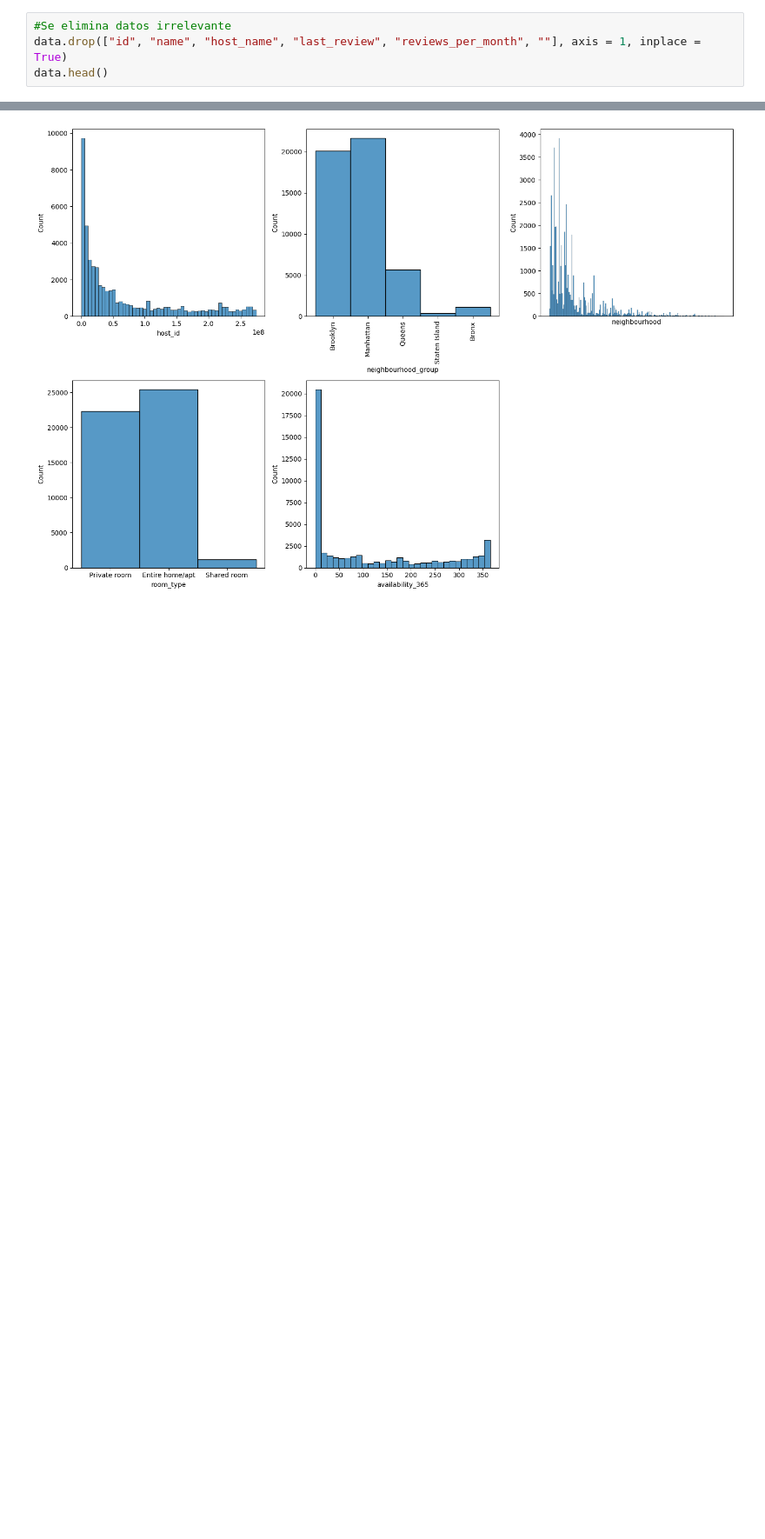
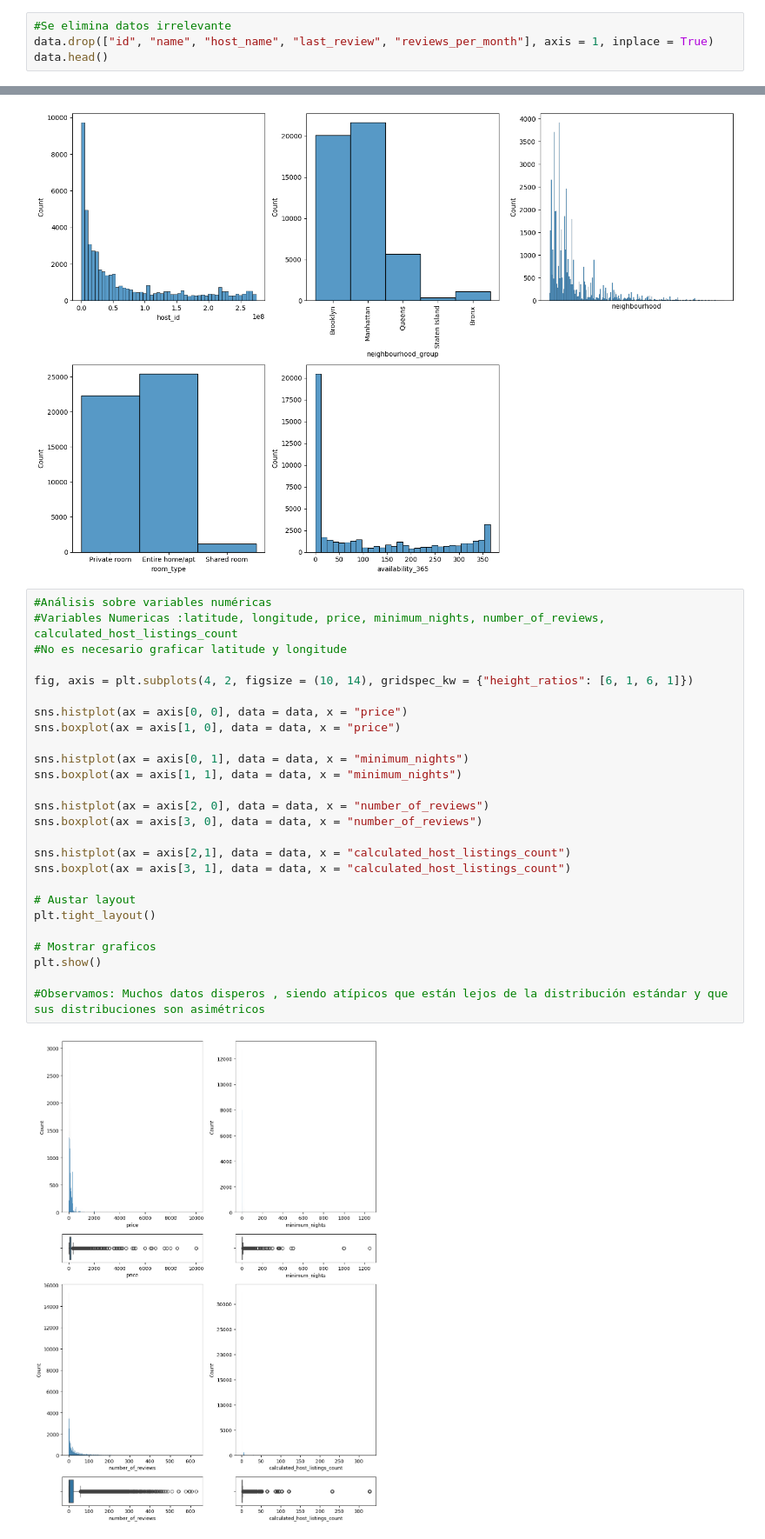
Before and after one commit to Eleiny9/eda, a Jupyter notebook: src/explore.ipynb, the cells around one changed output, grey strips where cells are left out. Shown at 87% size. Drawn from its saved outputs; the diff is of its cells as text; blank space fills up the shorter version.

```diff
--- a/src/explore.ipynb
+++ b/src/explore.ipynb
@@ -71,7 +71,7 @@ Name 989
 Host ID 11438
 # %%
 #Se elimina datos irrelevante
-data.drop(["id", "name", "host_name", "last_review", "reviews_per_month", ""], axis = 1, inplace = True)
+data.drop(["id", "name", "host_name", "last_review", "reviews_per_month"], axis = 1, inplace = True)
 data.head()
 # %% [output]
 |  | host_id | neighbourhood_group | neighbourhood | latitude | longitude | room_type | price | minimum_nights | ... |
@@ -114,3 +114,31 @@ plt.show()
 #availability_365 : Observamos varios registros en 0 . Mientras que existen datos que demuestra que hay varios alquileres disponibles durante el año
 # %% [output]
 [figure]
+# %%
+#Análisis sobre variables numéricas
+#Variables Numericas :latitude, longitude, price, minimum_nights, number_of_reviews, calculated_host_listings_count
+#No es necesario graficar latitude y longitude
+
+fig, axis = plt.subplots(4, 2, figsize = (10, 14), gridspec_kw = {"height_ratios": [6, 1, 6, 1]})
+
+sns.histplot(ax = axis[0, 0], data = data, x = "price")
+sns.boxplot(ax = axis[1, 0], data = data, x = "price")
+
+sns.histplot(ax = axis[0, 1], data = data, x = "minimum_nights")
+sns.boxplot(ax = axis[1, 1], data = data, x = "minimum_nights")
+
+sns.histplot(ax = axis[2, 0], data = data, x = "number_of_reviews")
+sns.boxplot(ax = axis[3, 0], data = data, x = "number_of_reviews")
+
+sns.histplot(ax = axis[2,1], data = data, x = "calculated_host_listings_count")
+sns.boxplot(ax = axis[3, 1], data = data, x = "calculated_host_listings_count")
+
+# Austar layout
+plt.tight_layout()
+
+# Mostrar graficos
+plt.show()
+
+#Observamos: Muchos datos disperos , siendo atípicos que están lejos de la distribución estándar y que sus distribuciones son asimétricos
+# %% [output]
+[figure, added]
```
Also changed, not shown: parts of 3 cells of this notebook.
